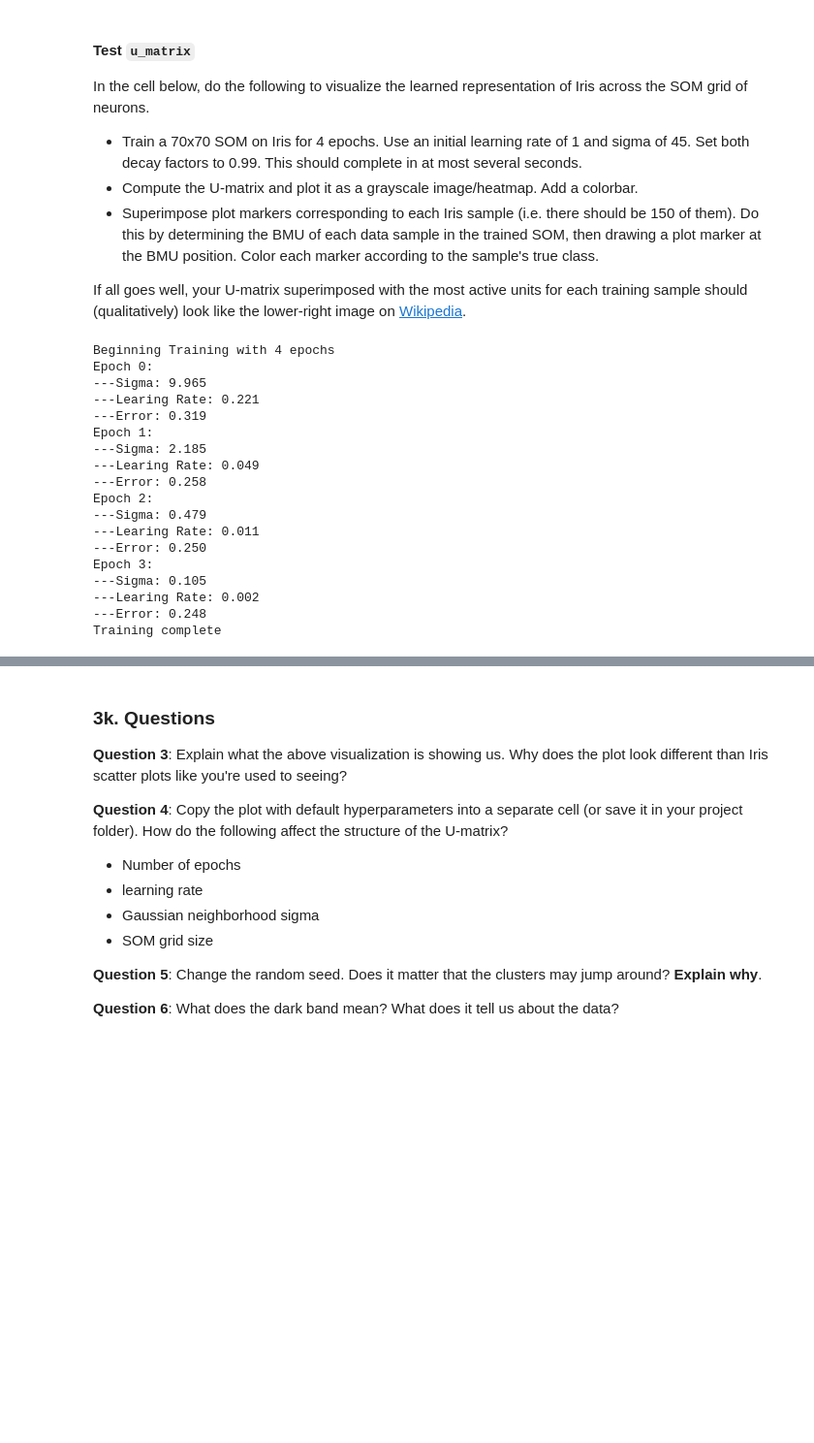
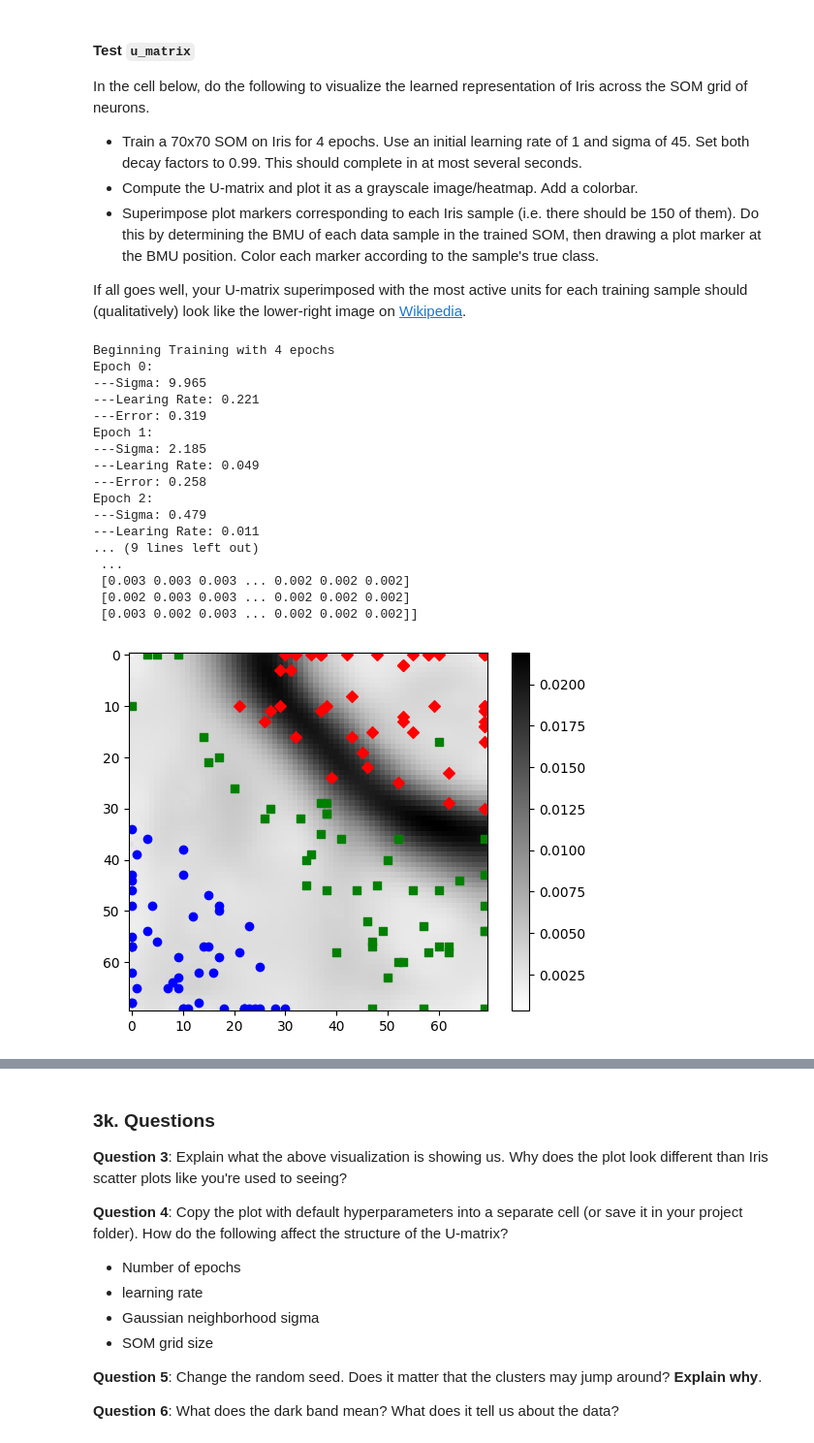
Before and after one commit to kura-yamada/CS443_Project2, a Jupyter notebook: word_cloud.ipynb, the cells around one changed output, grey strips where cells are left out. Shown at 97% size. Drawn from its saved outputs; the diff is of its cells as text; code cells hidden in the pictures; blank space fills up the shorter version.

```diff
--- a/word_cloud.ipynb
+++ b/word_cloud.ipynb
@@ -381,36 +385,44 @@ np.random.seed(2)
 
 som_sz = (70, 70)
 n_features = 4
 n_epochs = 4
 lr = 1
 sigma = 45
 sigma_decay = 0.99
 lr_decay = 0.99
 
 SOM_test = som.SOM(som_sz, n_features)
 SOM_test.fit(x = iris_x_cpy,n_epochs =  n_epochs,lr =  lr, lr_decay = lr_decay,sigma =  sigma, sigma_decay = sigma_decay )
 
 markers = ['o','s','D']
 colors = ['b','g','r']
 
 u_matrix = SOM_test.u_matrix()
 print(u_matrix)
+
+
+
+plt.imshow(u_matrix, cmap = 'gray_r')
+plt.colorbar(cmap = 'gray_r')
+for i in range(len(iris_x_cpy)):
+    bmu = SOM_test.get_bmu(iris_x_cpy[i, :])
+    plt.scatter(*bmu, c = colors[iris_y[i]], marker = markers[iris_y[i]])
 # %% [output]
 Beginning Training with 4 epochs
 Epoch 0:
 ---Sigma: 9.965
 ---Learing Rate: 0.221
 ---Error: 0.319
 Epoch 1:
 ---Sigma: 2.185
 ---Learing Rate: 0.049
 ---Error: 0.258
 Epoch 2:
 ---Sigma: 0.479
 ---Learing Rate: 0.011
----Error: 0.250
-Epoch 3:
----Sigma: 0.105
----Learing Rate: 0.002
----Error: 0.248
-Training complete
+... (9 lines left out)
+ ...
+ [0.003 0.003 0.003 ... 0.002 0.002 0.002]
+ [0.002 0.003 0.003 ... 0.002 0.002 0.002]
+ [0.003 0.002 0.003 ... 0.002 0.002 0.002]]
+[figure, added]
```
Also changed, not shown: parts of 12 cells of this notebook, 1 other file.
